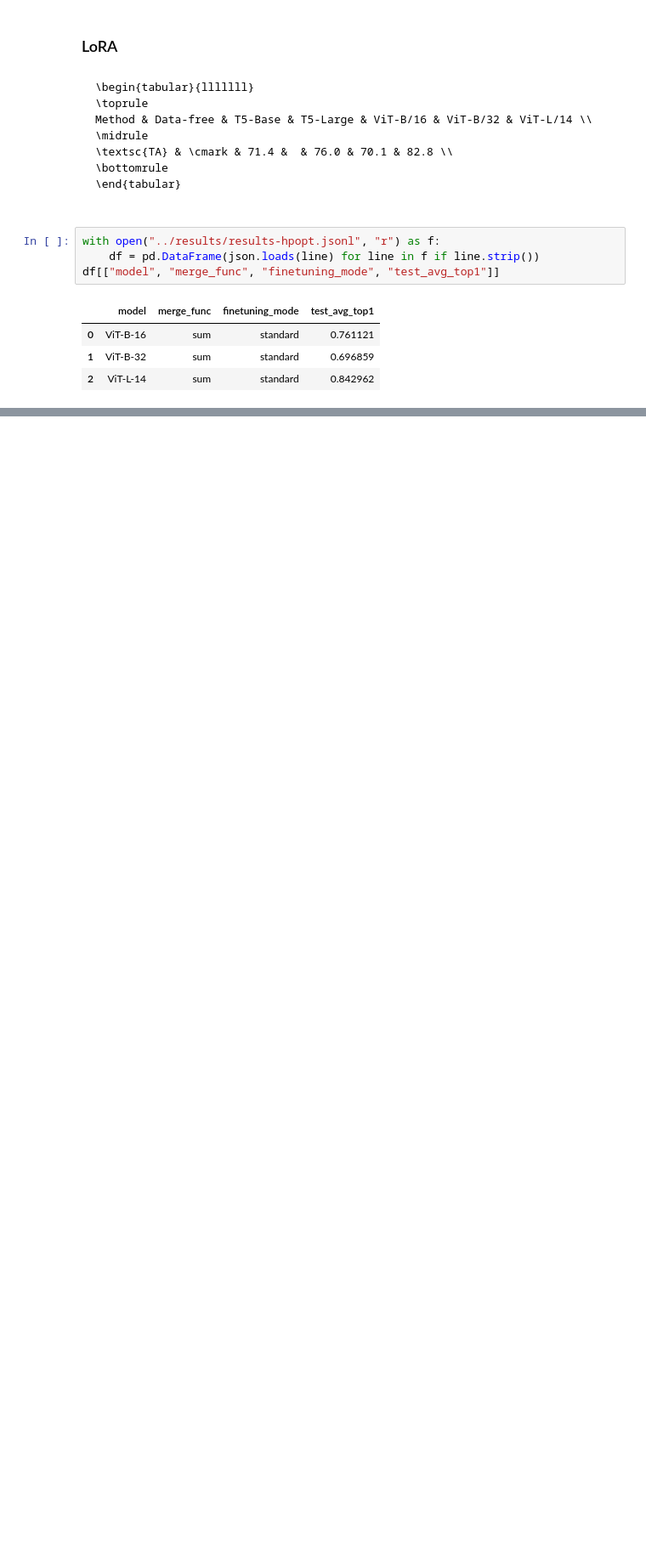
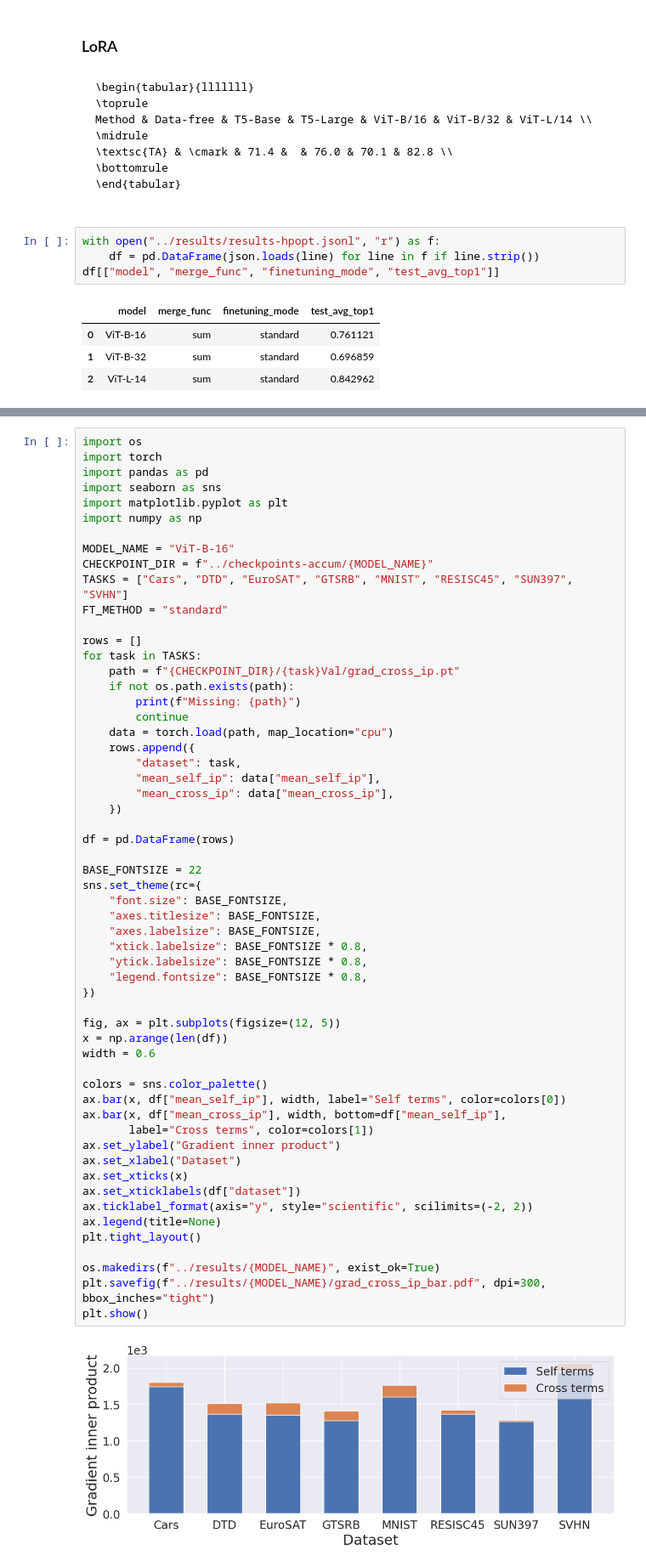
Before and after one commit to marawangamal/eigcov, a Jupyter notebook: notebooks/analysis.ipynb, the cells around one changed output, grey strips where cells are left out. Shown at 85% size. Saved outputs shown, nothing was run; the diff lists cells and outputs as text; blank space fills up the shorter version.

Commit message:
Feat/add-grad-cross-ip

```diff
--- a/notebooks/analysis.ipynb
+++ b/notebooks/analysis.ipynb
@@ -886,0 +918,59 @@ df[["model", "merge_func", "finetuning_mode", "test_avg_top1"]]
+# %%
+import os
+import torch
+import pandas as pd
+import seaborn as sns
+import matplotlib.pyplot as plt
+import numpy as np
+
+MODEL_NAME = "ViT-B-16"
+CHECKPOINT_DIR = f"../checkpoints-accum/{MODEL_NAME}"
+TASKS = ["Cars", "DTD", "EuroSAT", "GTSRB", "MNIST", "RESISC45", "SUN397", "SVHN"]
+FT_METHOD = "standard"
+
+rows = []
+for task in TASKS:
+    path = f"{CHECKPOINT_DIR}/{task}Val/grad_cross_ip.pt"
+    if not os.path.exists(path):
+        print(f"Missing: {path}")
+        continue
+    data = torch.load(path, map_location="cpu")
+    rows.append({
+        "dataset": task,
+        "mean_self_ip": data["mean_self_ip"],
+        "mean_cross_ip": data["mean_cross_ip"],
+    })
+
+df = pd.DataFrame(rows)
+
+BASE_FONTSIZE = 22
+sns.set_theme(rc={
+    "font.size": BASE_FONTSIZE,
+    "axes.titlesize": BASE_FONTSIZE,
+    "axes.labelsize": BASE_FONTSIZE,
+    "xtick.labelsize": BASE_FONTSIZE * 0.8,
+    "ytick.labelsize": BASE_FONTSIZE * 0.8,
+    "legend.fontsize": BASE_FONTSIZE * 0.8,
+})
+
+fig, ax = plt.subplots(figsize=(12, 5))
+x = np.arange(len(df))
+width = 0.6
+
+colors = sns.color_palette()
+ax.bar(x, df["mean_self_ip"], width, label="Self terms", color=colors[0])
+ax.bar(x, df["mean_cross_ip"], width, bottom=df["mean_self_ip"],
+       label="Cross terms", color=colors[1])
+ax.set_ylabel("Gradient inner product")
+ax.set_xlabel("Dataset")
+ax.set_xticks(x)
+ax.set_xticklabels(df["dataset"])
+ax.ticklabel_format(axis="y", style="scientific", scilimits=(-2, 2))
+ax.legend(title=None)
+plt.tight_layout()
+
+os.makedirs(f"../results/{MODEL_NAME}", exist_ok=True)
+plt.savefig(f"../results/{MODEL_NAME}/grad_cross_ip_bar.pdf", dpi=300, bbox_inches="tight")
+plt.show()
+# %% [output]
+[figure, added]
```
Also changed, not shown: parts of 3 cells of this notebook, 6 other files.
